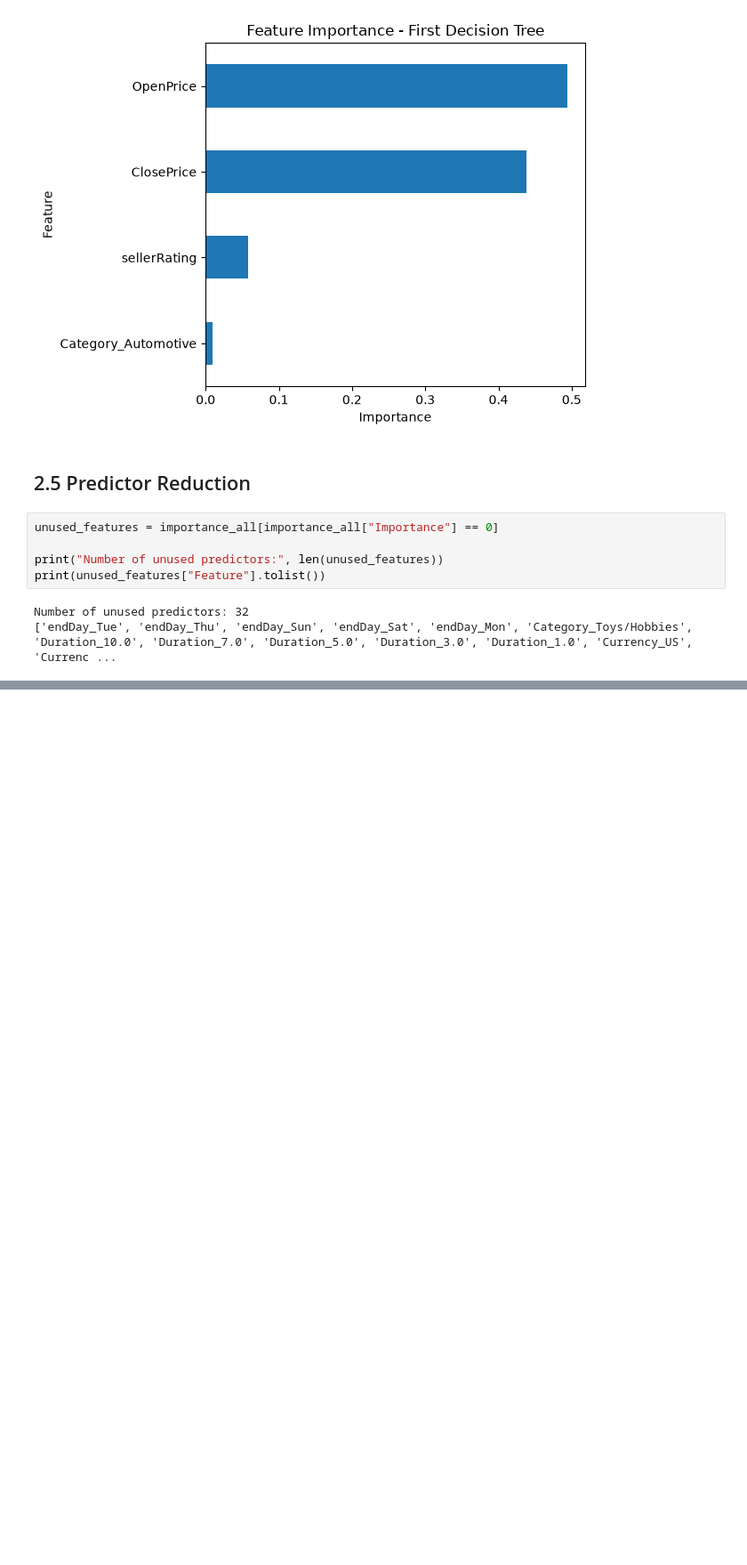
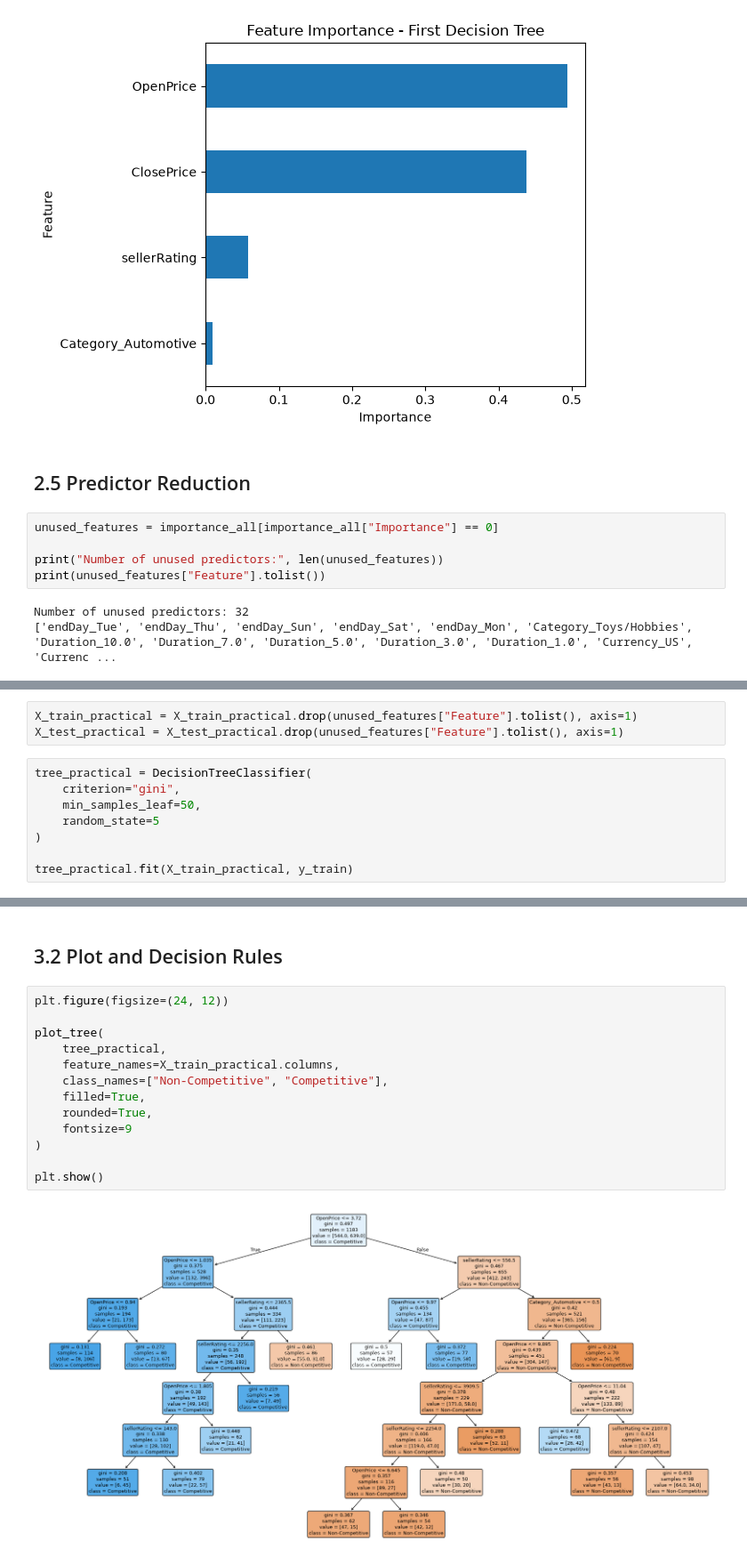
Before and after one commit to janniaq/8413_GA2, a Jupyter notebook: RSM8413_GA2_eBay_Auctions.ipynb, the cells around one changed output, grey strips where cells are left out. Shown at 89% size. Saved outputs shown, nothing was run; the diff lists cells and outputs as text; blank space fills up the shorter version.

Commit message:
Fit the second tree
Remove unused feature in the complete tree; remove closing price as well

```diff
--- a/RSM8413_GA2_eBay_Auctions.ipynb
+++ b/RSM8413_GA2_eBay_Auctions.ipynb
@@ -669,0 +676,11 @@ Number of unused predictors: 32
+# %%
+X_train_practical = X_train_practical.drop(unused_features["Feature"].tolist(), axis=1)
+X_test_practical = X_test_practical.drop(unused_features["Feature"].tolist(), axis=1)
+# %%
+tree_practical = DecisionTreeClassifier(
+    criterion="gini",
+    min_samples_leaf=50,
+    random_state=5
+)
+
+tree_practical.fit(X_train_practical, y_train)
@@ -669,0 +699,17 @@ Number of unused predictors: 32
+# %% [markdown]
+## 3.2 Plot and Decision Rules
+# %%
+plt.figure(figsize=(24, 12))
+
+plot_tree(
+    tree_practical,
+    feature_names=X_train_practical.columns,
+    class_names=["Non-Competitive", "Competitive"],
+    filled=True,
+    rounded=True,
+    fontsize=9
+)
+
+plt.show()
+# %% [output]
+[figure, added]
```
Also changed, not shown: parts of 7 cells of this notebook.
